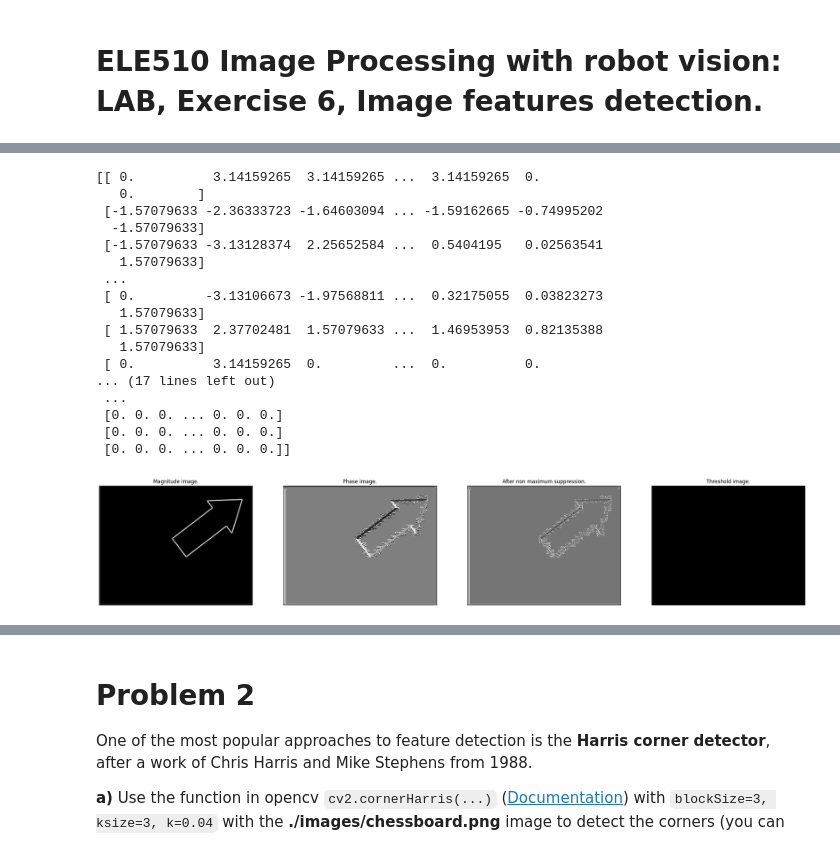
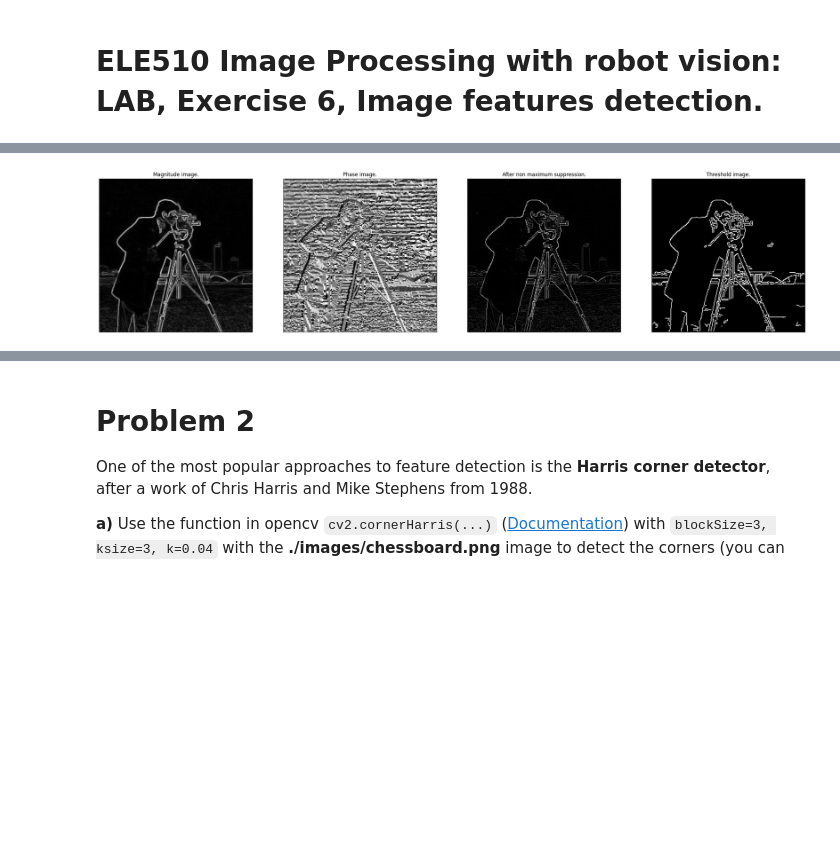
Before and after one commit to Pappol/AIS_notes, a Jupyter notebook: Image processing(Stavanger)/Lab6/LABexc6-ELE510-2023.ipynb, the cells around one changed output, grey strips where cells are left out. Saved outputs shown, nothing was run; the diff lists cells and outputs as text; code cells hidden in the pictures; blank space fills up the shorter version.

```diff
--- a/Image processing(Stavanger)/Lab6/LABexc6-ELE510-2023.ipynb
+++ b/Image processing(Stavanger)/Lab6/LABexc6-ELE510-2023.ipynb
@@ -40,8 +40,8 @@ import numpy as np
 def computeImageGradient(Im):
     # Sobel operator  to find the first derivate in the horizontal and vertical directions
     ## TODO: The default ksize is 3, try different values and comment the result
-    g_x = cv2.Sobel(Im.astype(np.float32), cv2.CV_64F, 1, 0, ksize=3)
-    g_y = cv2.Sobel(Im.astype(np.float32), cv2.CV_64F, 0, 1, ksize=3)
+    g_x = cv2.Sobel(Im, cv2.CV_64F, 1, 0, ksize=3)
+    g_y = cv2.Sobel(Im, cv2.CV_64F, 0, 1, ksize=3)
 
 
     ############################
@@ -124,3 +90,32 @@ def edgeLinking(G_localmax, t_low, t_high):
+# %%
+def edgeLinking(G_localmax, t_low, t_high):
+    width, height = G_localmax.shape
+    I_edges = np.zeros((width, height), dtype=int)  # Initialize the binary image for edges
+    frontier = []  # Initialize the frontier as an empty list
+
+    # Step 1: Push initial pixels into the frontier
+    for x in range(width):
+        for y in range(height):
+            if G_localmax[x, y] > t_high:
+                frontier.append((x, y))
+                I_edges[x, y] = 1  # Mark as an edge pixel
+
+    # Step 5: Edge linking process
+    while frontier:
+        x, y = frontier.pop()
+
+        # Define 8-neighbor coordinates
+        neighbors = [(x - 1, y - 1), (x - 1, y), (x - 1, y + 1),
+                     (x, y - 1),                 (x, y + 1),
+                     (x + 1, y - 1), (x + 1, y), (x + 1, y + 1)]
+
+        for neighbor_x, neighbor_y in neighbors:
+            if 0 <= neighbor_x < width and 0 <= neighbor_y < height:
+                if G_localmax[neighbor_x, neighbor_y] > t_low and I_edges[neighbor_x, neighbor_y] == 0:
+                    frontier.append((neighbor_x, neighbor_y))
+                    I_edges[neighbor_x, neighbor_y] = 1  # Mark as an edge pixel
+
+    return I_edges
 # %%
 """
 Function that performs the Canny algorithm.
@@ -160,32 +153,15 @@ def my_cannyAlgorithm(Im, t_low, t_high):
 # %%
 import cv2
 import numpy as np
 import matplotlib.pyplot as plt
 
-Im = cv2.imread("images/arrow_2.jpg", cv2.IMREAD_GRAYSCALE)
+Im = cv2.imread("images/cameraman.jpg", cv2.IMREAD_GRAYSCALE)
 
 t_low = 100
 t_high = 250
 I_edges = my_cannyAlgorithm(Im, t_low, t_high)
 # %% [output]
-[[ 0.          3.14159265  3.14159265 ...  3.14159265  0.
-   0.        ]
- [-1.57079633 -2.36333723 -1.64603094 ... -1.59162665 -0.74995202
-  -1.57079633]
- [-1.57079633 -3.13128374  2.25652584 ...  0.5404195   0.02563541
-   1.57079633]
- ...
- [ 0.         -3.13106673 -1.97568811 ...  0.32175055  0.03823273
-   1.57079633]
- [ 1.57079633  2.37702481  1.57079633 ...  1.46953953  0.82135388
-   1.57079633]
- [ 0.          3.14159265  0.         ...  0.          0.
-... (17 lines left out)
- ...
- [0. 0. 0. ... 0. 0. 0.]
- [0. 0. 0. ... 0. 0. 0.]
- [0. 0. 0. ... 0. 0. 0.]]
-[figure, old version]
+[figure, new version]
 # %%
 # LOCKED cell: useful to check and visualize the results.
 
```
Also changed, not shown: parts of 9 cells of this notebook.
